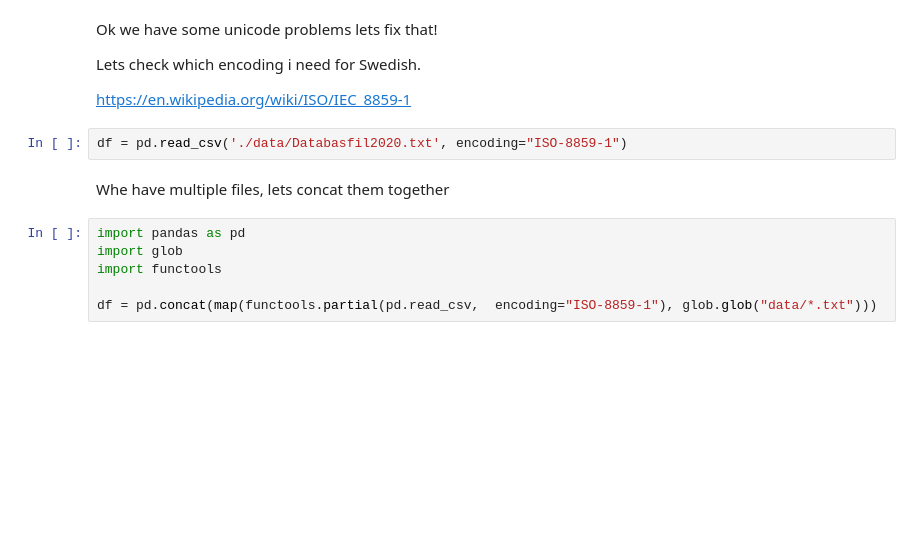
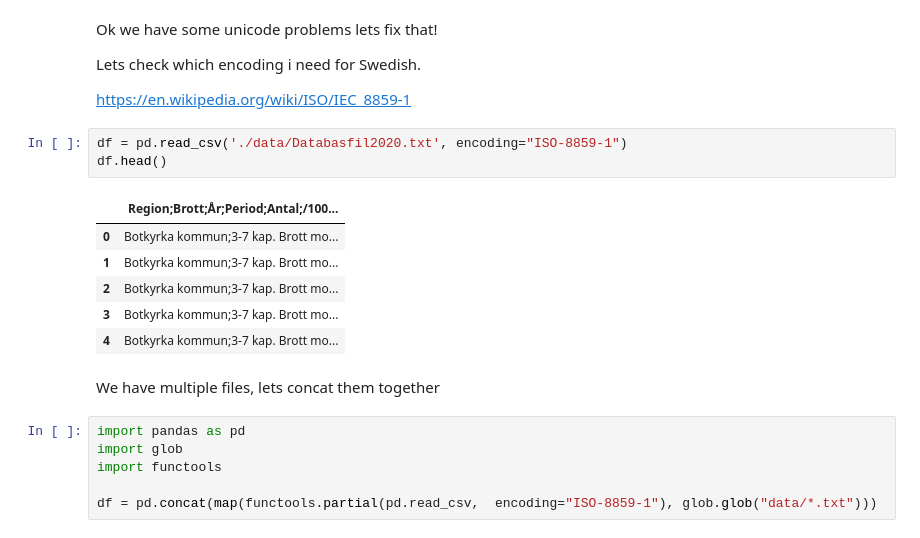
Before and after one commit to melane1978/PythonAiCourse, a Jupyter notebook: CrimeML/crimeML-1.ipynb, the cells around one changed output. Cells and saved outputs as stored; diff of their text form; blank space fills up the shorter version.

```diff
--- a/CrimeML/crimeML-1.ipynb
+++ b/CrimeML/crimeML-1.ipynb
@@ -44,8 +44,16 @@ Lets check which encoding i need for Swedish.
 https://en.wikipedia.org/wiki/ISO/IEC_8859-1
 # %%
 df = pd.read_csv('./data/Databasfil2020.txt', encoding="ISO-8859-1")
+df.head()
+# %% [output]
+|  | Region;Brott;År;Period;Antal;/100... |
+| 0 | Botkyrka kommun;3-7 kap. Brott mo... |
+| 1 | Botkyrka kommun;3-7 kap. Brott mo... |
+| 2 | Botkyrka kommun;3-7 kap. Brott mo... |
+| 3 | Botkyrka kommun;3-7 kap. Brott mo... |
+| 4 | Botkyrka kommun;3-7 kap. Brott mo... |
 # %% [markdown]
-Whe have multiple files, lets concat them together
+We have multiple files, lets concat them together
 # %%
 import pandas as pd
 import glob
```
Also changed, not shown: parts of 5 cells of this notebook.
